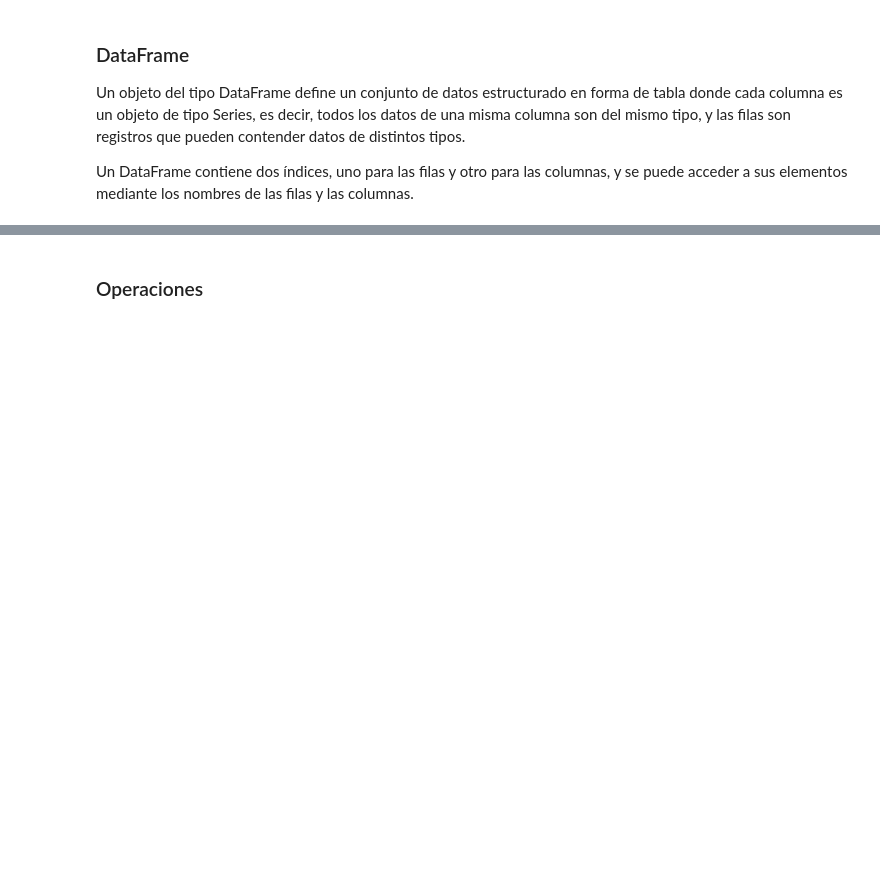
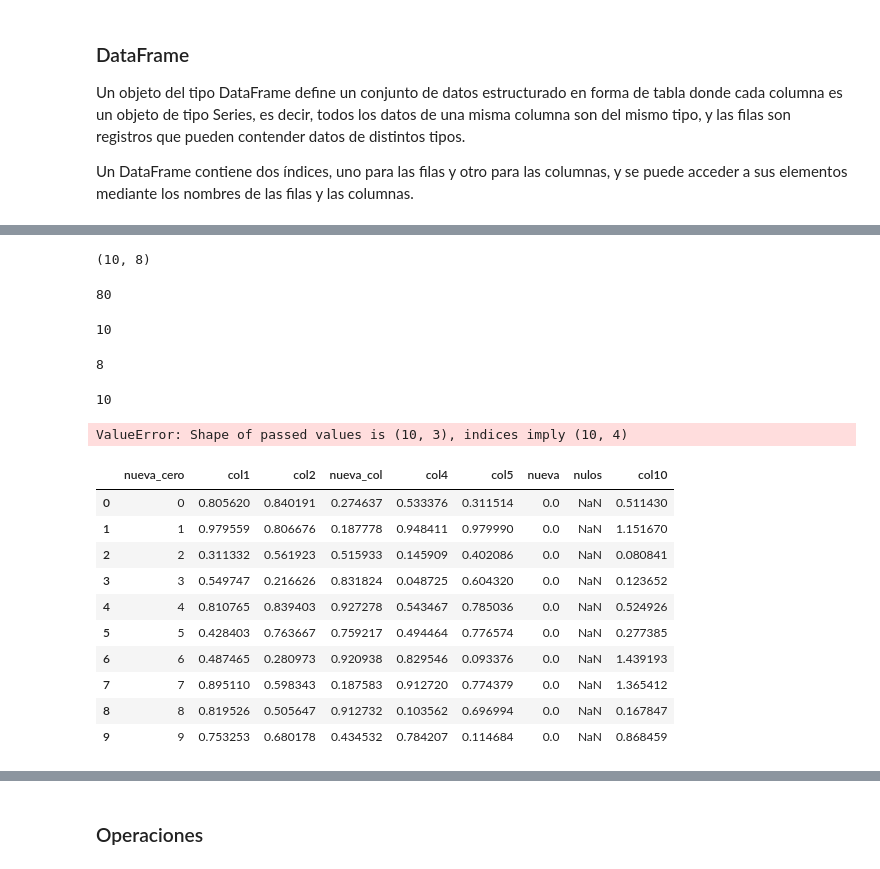
Before and after one commit to Ironhack-Data-Madrid-Octubre-2023/apuntes_clase, a Jupyter notebook: semana_2/1.2 - Intro Pandas.ipynb, the cells around one changed output, grey strips where cells are left out. Saved outputs shown, nothing was run; the diff lists cells and outputs as text; code cells hidden in the pictures; blank space fills up the shorter version.

```diff
--- a/semana_2/1.2 - Intro Pandas.ipynb
+++ b/semana_2/1.2 - Intro Pandas.ipynb
@@ -43,0 +351,9 @@ Un DataFrame contiene dos índices, uno para las filas y otro para las columnas,
+# %%
+# sobreescribir
+
+# 1º manera
+df = df.rename(columns={'col_3': 'nueva_col'})
+
+
+# 2º manera
+df.rename(columns={'col_3': 'nueva_col'}, inplace=True)
@@ -43,0 +374,2 @@ Un DataFrame contiene dos índices, uno para las filas y otro para las columnas,
+# %%
+df['nueva'] = 0.
@@ -43,0 +390,4 @@ Un DataFrame contiene dos índices, uno para las filas y otro para las columnas,
+# %%
+# posicion, nombre, dato
+
+df.insert(0, 'nueva_cero', [i for i in range(10)])
@@ -43,0 +408,4 @@ Un DataFrame contiene dos índices, uno para las filas y otro para las columnas,
+# %%
+df['nulos'] = np.nan
+
+df
@@ -43,0 +424,42 @@ Un DataFrame contiene dos índices, uno para las filas y otro para las columnas,
+# %%
+df.shape
+# %% [output]
+(10, 8)
+# %%
+df.size
+# %% [output]
+80
+# %%
+len(df)   # nº de filas
+# %% [output]
+10
+# %%
+len(df.columns)
+# %% [output]
+8
+# %%
+df.shape[0]
+# %% [output]
+10
+# %%
+df2 = pd.DataFrame(np.random.random((10, 3)), columns=['a', 'b', 'c', 'd'])
+
+df2
+# %% [output]
+ValueError: Shape of passed values is (10, 3), indices imply (10, 4)
+# %%
+df['col10'] = df.col1 * df.col4 / df.col2
+
+df
+# %% [output]
+|  | nueva_cero | col1 | col2 | nueva_col | col4 | col5 | nueva | nulos | col10 |
+| 0 | 0 | 0.805620 | 0.840191 | 0.274637 | 0.533376 | 0.311514 | 0.0 | NaN | 0.511430 |
+| 1 | 1 | 0.979559 | 0.806676 | 0.187778 | 0.948411 | 0.979990 | 0.0 | NaN | 1.151670 |
+| 2 | 2 | 0.311332 | 0.561923 | 0.515933 | 0.145909 | 0.402086 | 0.0 | NaN | 0.080841 |
+| 3 | 3 | 0.549747 | 0.216626 | 0.831824 | 0.048725 | 0.604320 | 0.0 | NaN | 0.123652 |
+| 4 | 4 | 0.810765 | 0.839403 | 0.927278 | 0.543467 | 0.785036 | 0.0 | NaN | 0.524926 |
+| 5 | 5 | 0.428403 | 0.763667 | 0.759217 | 0.494464 | 0.776574 | 0.0 | NaN | 0.277385 |
+| 6 | 6 | 0.487465 | 0.280973 | 0.920938 | 0.829546 | 0.093376 | 0.0 | NaN | 1.439193 |
+| 7 | 7 | 0.895110 | 0.598343 | 0.187583 | 0.912720 | 0.774379 | 0.0 | NaN | 1.365412 |
+| 8 | 8 | 0.819526 | 0.505647 | 0.912732 | 0.103562 | 0.696994 | 0.0 | NaN | 0.167847 |
+| 9 | 9 | 0.753253 | 0.680178 | 0.434532 | 0.784207 | 0.114684 | 0.0 | NaN | 0.868459 |
```
Also changed, not shown: parts of 111 cells of this notebook, 1 other file.
